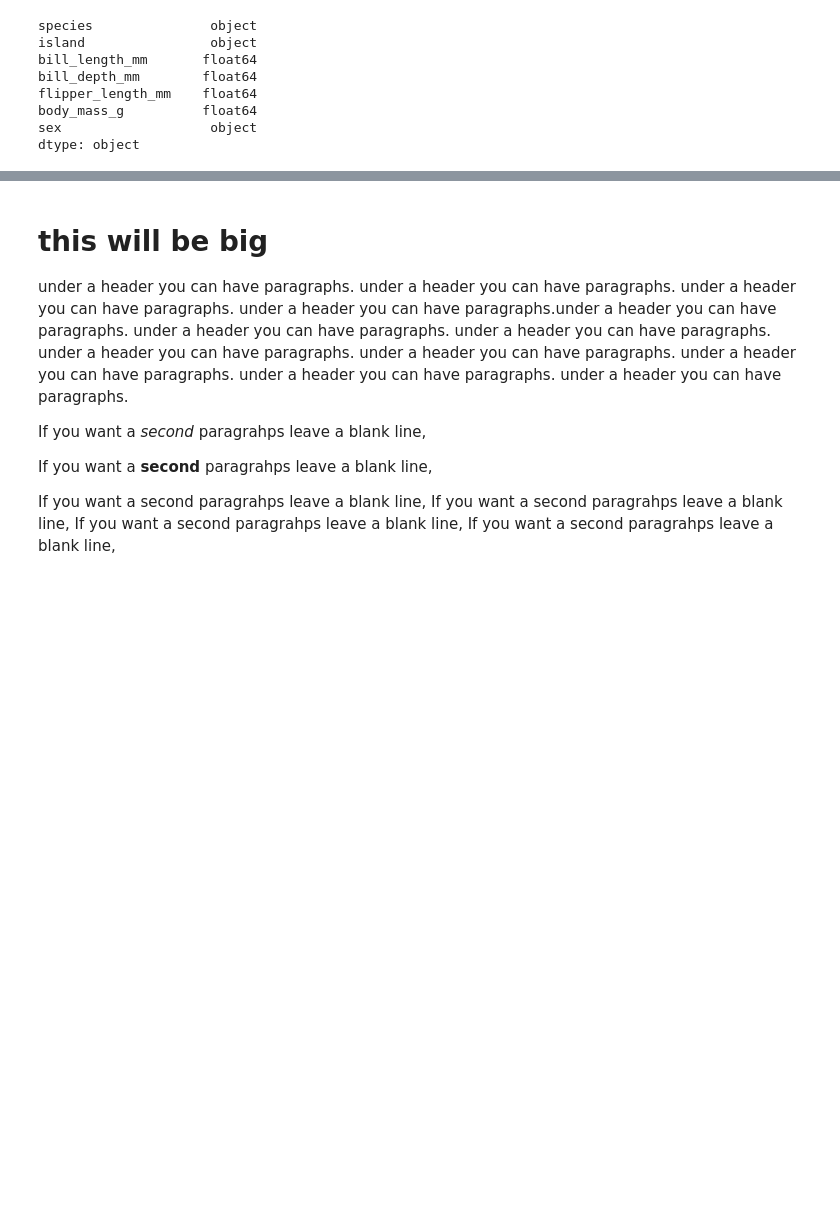
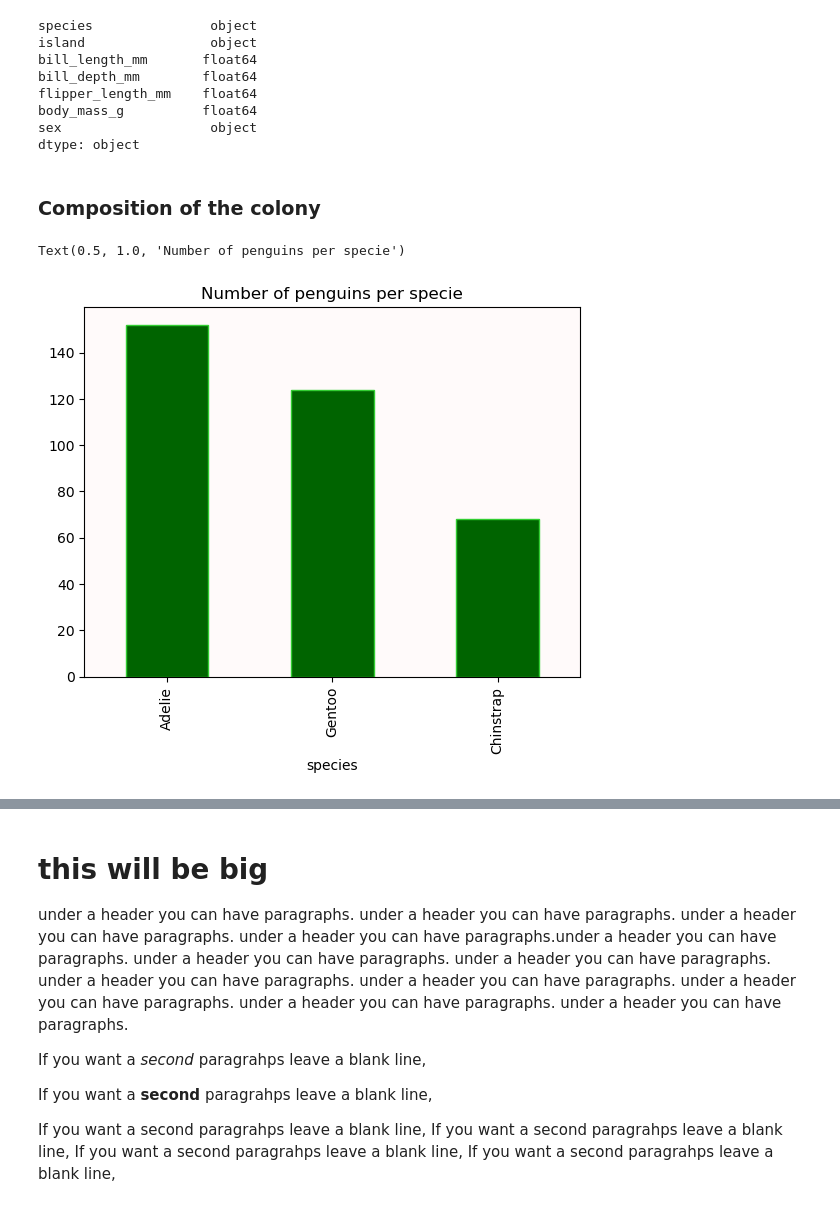
Before and after one commit to RobAstur/Principles-of-data-analytics-, a Jupyter notebook: penguins.ipynb, the cells around one changed output, grey strips where cells are left out. Cells and saved outputs as stored; diff of their text form; code cells hidden in the pictures; blank space fills up the shorter version.

```diff
--- a/penguins.ipynb
+++ b/penguins.ipynb
@@ -71,3 +71,13 @@ bill_length = df["bill_length_mm"].to_numpy()
 bill_depth = df["bill_depth_mm"].to_numpy()
 flipper_length = df["flipper_length_mm"].to_numpy()
 body_mass = df["body_mass_g"].to_numpy()
+# %% [markdown]
+### Composition of the colony
+# %%
+
+number_of_penguins =df ["species"].value_counts().plot.bar(color="darkgreen",edgecolor="limegreen")
+number_of_penguins.set_facecolor("snow")
+plt.title("Number of penguins per specie")
+# %% [output]
+Text(0.5, 1.0, 'Number of penguins per specie')
+[figure, added]
```
Also changed, not shown: parts of 15 cells of this notebook.
